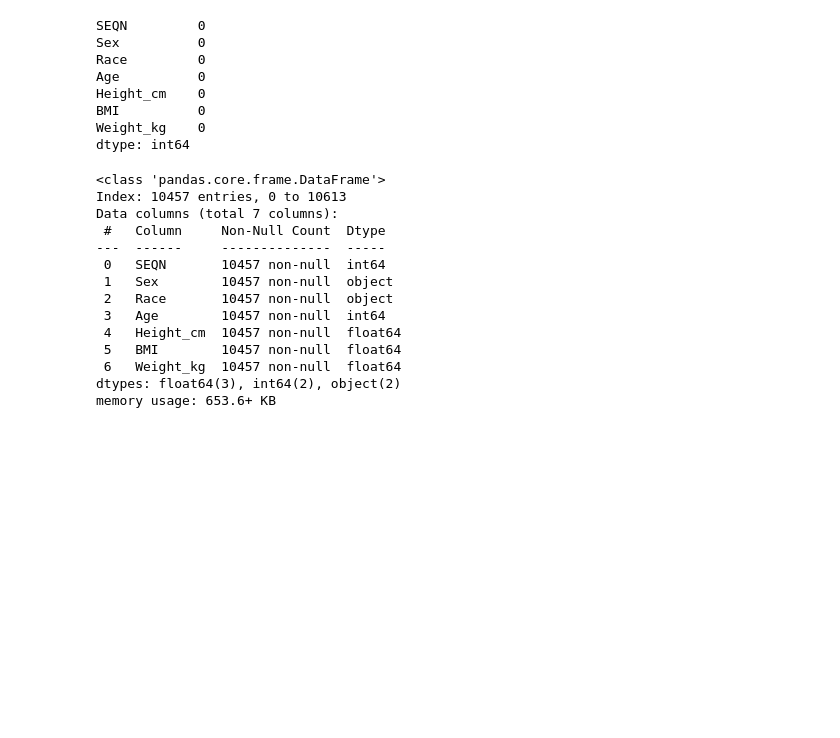
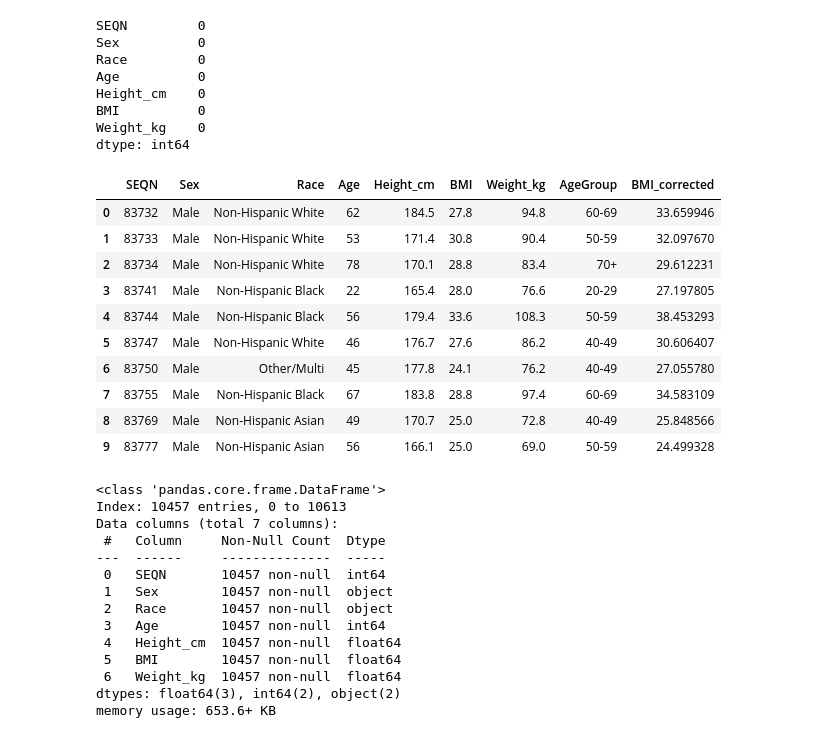
Before and after one commit to tejasabert/NHANES_FTI, a Jupyter notebook: TejasAbert_NHANESFTI_Project.ipynb, the cells around one changed output. Saved outputs shown, nothing was run; the diff lists cells and outputs as text; code cells hidden in the pictures; blank space fills up the shorter version.

```diff
--- a/TejasAbert_NHANESFTI_Project.ipynb
+++ b/TejasAbert_NHANESFTI_Project.ipynb
@@ -103,6 +103,19 @@ dtype: int64
 # %%
 #cleaned version
 df.to_csv("health_cleaned.csv", index=False)
+df.head(10)
+# %% [output]
+|  | SEQN | Sex | Race | Age | Height_cm | BMI | Weight_kg | AgeGroup | BMI_corrected |
+| 0 | 83732 | Male | Non-Hispanic White | 62 | 184.5 | 27.8 | 94.8 | 60-69 | 33.659946 |
+| 1 | 83733 | Male | Non-Hispanic White | 53 | 171.4 | 30.8 | 90.4 | 50-59 | 32.097670 |
+| 2 | 83734 | Male | Non-Hispanic White | 78 | 170.1 | 28.8 | 83.4 | 70+ | 29.612231 |
+| 3 | 83741 | Male | Non-Hispanic Black | 22 | 165.4 | 28.0 | 76.6 | 20-29 | 27.197805 |
+| 4 | 83744 | Male | Non-Hispanic Black | 56 | 179.4 | 33.6 | 108.3 | 50-59 | 38.453293 |
+| 5 | 83747 | Male | Non-Hispanic White | 46 | 176.7 | 27.6 | 86.2 | 40-49 | 30.606407 |
+| 6 | 83750 | Male | Other/Multi | 45 | 177.8 | 24.1 | 76.2 | 40-49 | 27.055780 |
+| 7 | 83755 | Male | Non-Hispanic Black | 67 | 183.8 | 28.8 | 97.4 | 60-69 | 34.583109 |
+| 8 | 83769 | Male | Non-Hispanic Asian | 49 | 170.7 | 25.0 | 72.8 | 40-49 | 25.848566 |
+| 9 | 83777 | Male | Non-Hispanic Asian | 56 | 166.1 | 25.0 | 69.0 | 50-59 | 24.499328 |
 # %%
 df.info()
 # %% [output]
```
Also changed, not shown: parts of 7 cells of this notebook.
